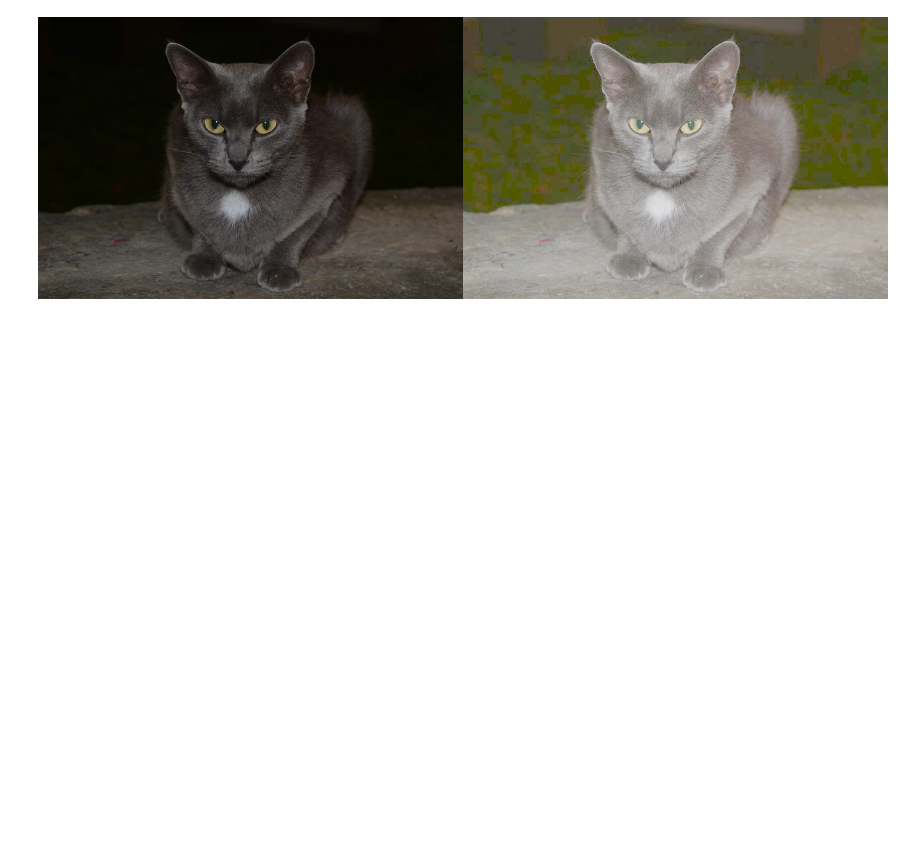
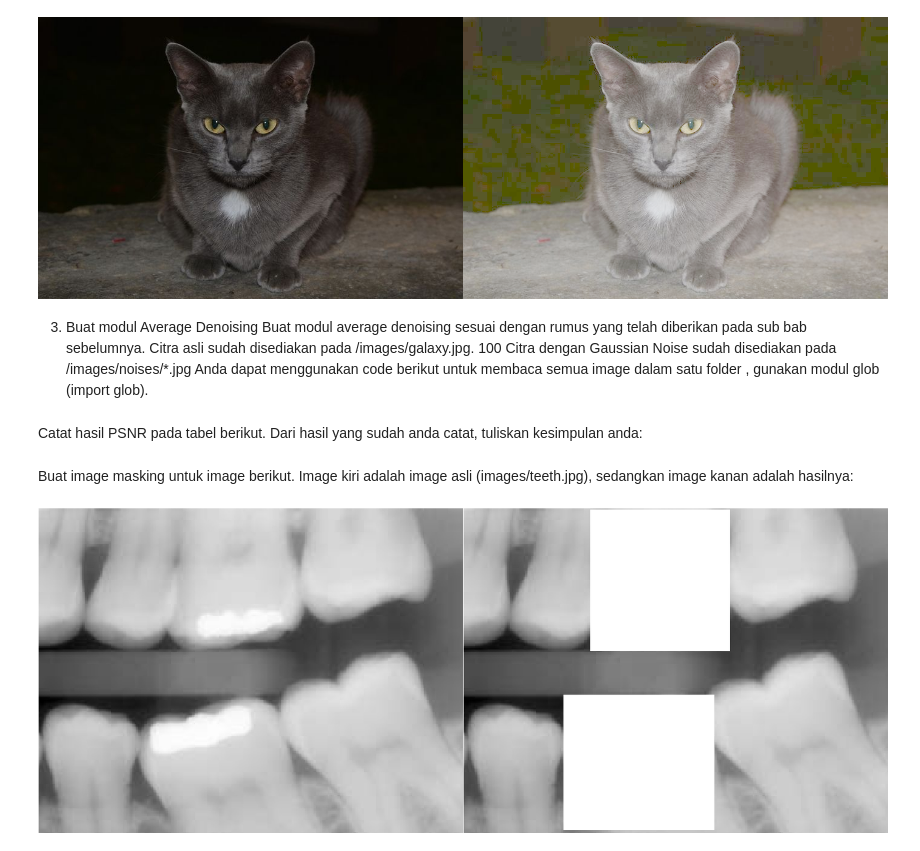
Before and after one commit to mukhammadarifin/PCVK_Genap_2021, a Jupyter notebook: Minggu_5.ipynb, the cells around one changed output. Saved outputs shown, nothing was run; the diff lists cells and outputs as text; code cells hidden in the pictures; blank space fills up the shorter version.

```diff
--- a/Minggu_5.ipynb
+++ b/Minggu_5.ipynb
@@ -50,3 +50,32 @@ cv2_imshow(final_frame)
  --------------------------------
 Masukan nilai gamma: 3
 [figure]
+# %% [markdown]
+3. Buat modul Average Denoising
+Buat modul average denoising sesuai dengan rumus yang telah diberikan pada sub bab
+sebelumnya.
+Citra asli sudah disediakan pada /images/galaxy.jpg.
+100 Citra dengan Gaussian Noise sudah disediakan pada /images/noises/*.jpg
+Anda dapat menggunakan code berikut untuk membaca semua image dalam satu folder ,
+gunakan modul glob (import glob).
+# %% [markdown]
+  Catat hasil PSNR pada tabel berikut. Dari hasil yang sudah anda catat, tuliskan kesimpulan
+anda:
+# %% [markdown]
+Buat image masking untuk image berikut. Image kiri adalah image asli (images/teeth.jpg),
+sedangkan image kanan adalah hasilnya:
+# %%
+img = cv.imread('/content/drive/MyDrive/image/teeth.jpg')
+mask_or = np.zeros(img.shape, dtype=np.uint8)
+mask_or = cv.rectangle(mask_or,pt1=(320,595),pt2=(800,1025),color=(255,255,255),thickness=-1)
+
+result = img | mask_or
+
+mask_or1 = cv.rectangle(mask_or,pt1=(405,5),pt2=(850,455),color=(255,255,255),thickness=-1)
+
+result_or1 = img | mask_or1
+
+final_frame = cv.hconcat((img, result_or1))
+cv2_imshow(final_frame)
+# %% [output]
+[figure, added]
```
Also changed, not shown: parts of 2 cells of this notebook.
